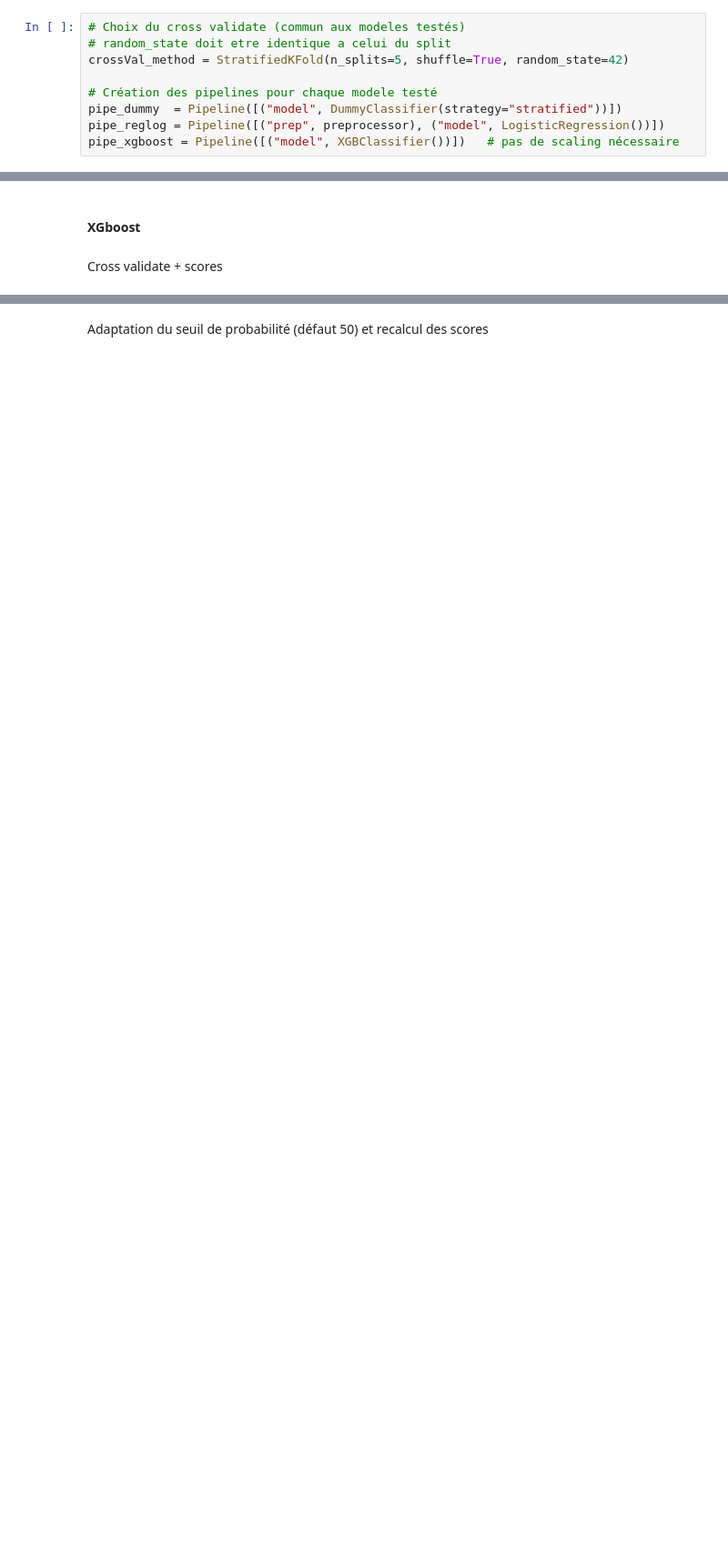
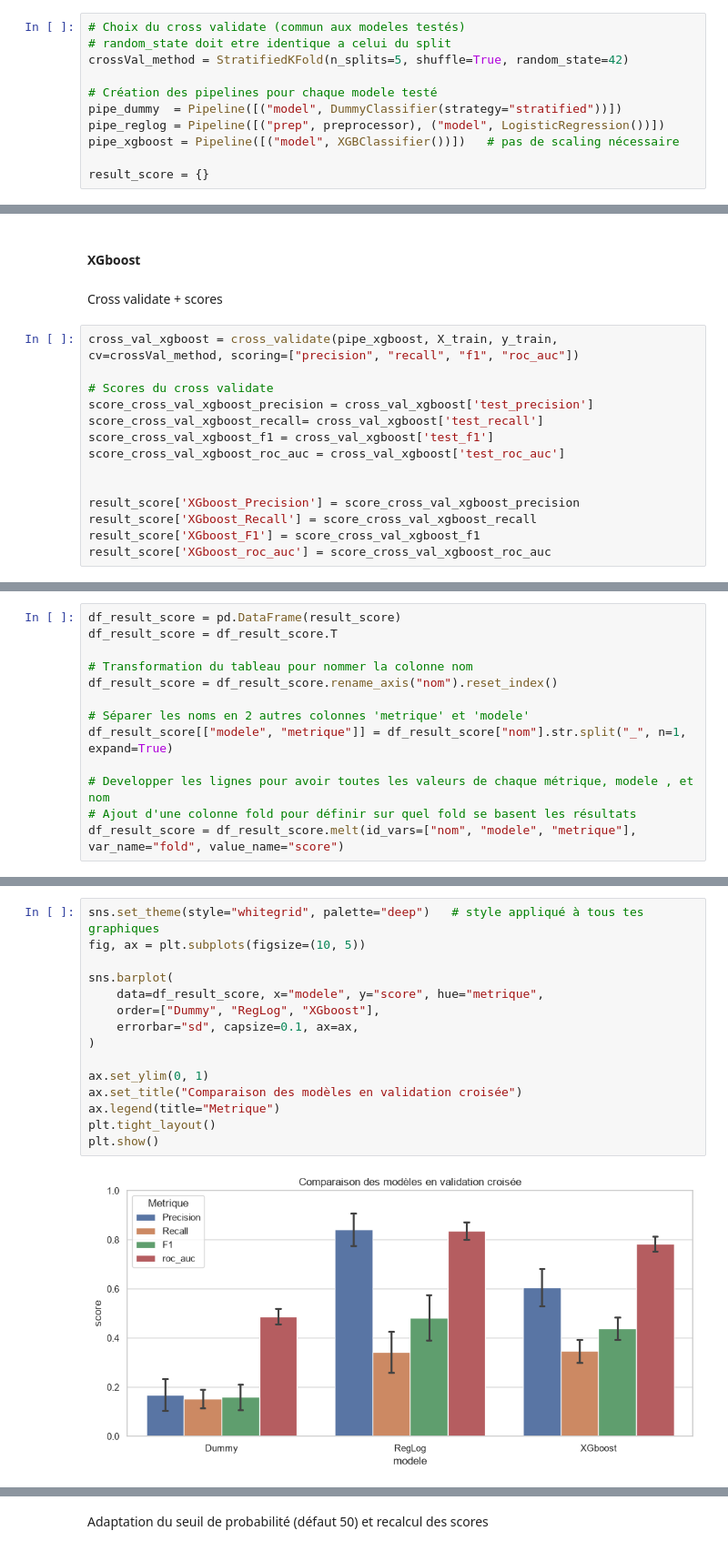
Before and after one commit to DavidRichomme/OC_P4_Classifiez_automatiquement_les_informations, a Jupyter notebook: Notebooks/02_Modelisation_optimisation.ipynb, the cells around one changed output, grey strips where cells are left out. Shown at 91% size. Drawn from its saved outputs; the diff is of its cells as text; blank space fills up the shorter version.

```diff
--- a/Notebooks/02_Modelisation_optimisation.ipynb
+++ b/Notebooks/02_Modelisation_optimisation.ipynb
@@ -252,6 +267,8 @@ crossVal_method = StratifiedKFold(n_splits=5, shuffle=True, random_state=42)
 pipe_dummy  = Pipeline([("model", DummyClassifier(strategy="stratified"))])
 pipe_reglog = Pipeline([("prep", preprocessor), ("model", LogisticRegression())])
 pipe_xgboost = Pipeline([("model", XGBClassifier())])   # pas de scaling nécessaire
+
+result_score = {}
 # %% [markdown]
 #### Dummy regressor
 # %% [markdown]
@@ -301,3 +310,17 @@ Cross validate + scores
 #### XGboost
 # %% [markdown]
 Cross validate + scores
+# %%
+cross_val_xgboost = cross_validate(pipe_xgboost, X_train, y_train, cv=crossVal_method, scoring=["precision", "recall", "f1", "roc_auc"])
+
+# Scores du cross validate
+score_cross_val_xgboost_precision = cross_val_xgboost['test_precision']
+score_cross_val_xgboost_recall= cross_val_xgboost['test_recall']
+score_cross_val_xgboost_f1 = cross_val_xgboost['test_f1']
+score_cross_val_xgboost_roc_auc = cross_val_xgboost['test_roc_auc']
+
+
+result_score['XGboost_Precision'] = score_cross_val_xgboost_precision
+result_score['XGboost_Recall'] = score_cross_val_xgboost_recall
+result_score['XGboost_F1'] = score_cross_val_xgboost_f1
+result_score['XGboost_roc_auc'] = score_cross_val_xgboost_roc_auc
@@ -303,0 +329,13 @@ Cross validate + scores
+# %%
+df_result_score = pd.DataFrame(result_score)
+df_result_score = df_result_score.T
+
+# Transformation du tableau pour nommer la colonne nom
+df_result_score = df_result_score.rename_axis("nom").reset_index()
+
+# Séparer les noms en 2 autres colonnes 'metrique' et 'modele'
+df_result_score[["modele", "metrique"]] = df_result_score["nom"].str.split("_", n=1, expand=True)
+
+# Developper les lignes pour avoir toutes les valeurs de chaque métrique, modele , et nom
+# Ajout d'une colonne fold pour définir sur quel fold se basent les résultats
+df_result_score = df_result_score.melt(id_vars=["nom", "modele", "metrique"], var_name="fold", value_name="score")
@@ -303,0 +356,17 @@ Cross validate + scores
+# %%
+sns.set_theme(style="whitegrid", palette="deep")   # style appliqué à tous tes graphiques
+fig, ax = plt.subplots(figsize=(10, 5))
+
+sns.barplot(
+    data=df_result_score, x="modele", y="score", hue="metrique",
+    order=["Dummy", "RegLog", "XGboost"],
+    errorbar="sd", capsize=0.1, ax=ax,
+)
+
+ax.set_ylim(0, 1)
+ax.set_title("Comparaison des modèles en validation croisée")
+ax.legend(title="Metrique")
+plt.tight_layout()
+plt.show()
+# %% [output]
+[figure, added]
```
Also changed, not shown: parts of 31 cells of this notebook, 6 other files.
